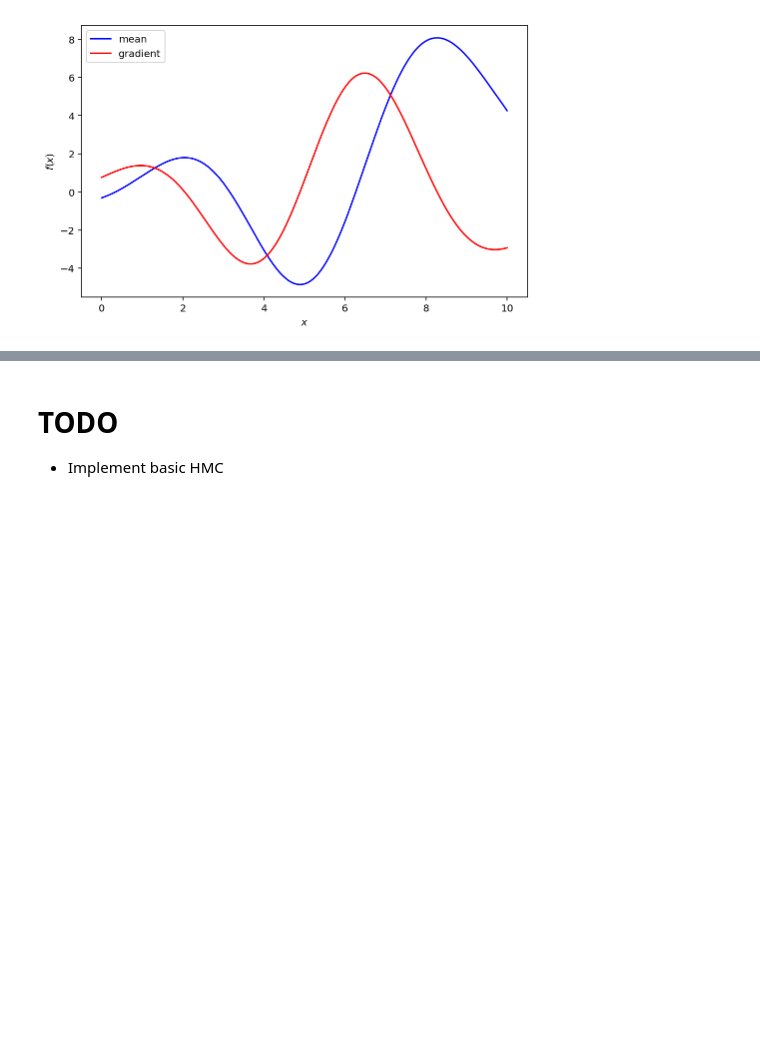
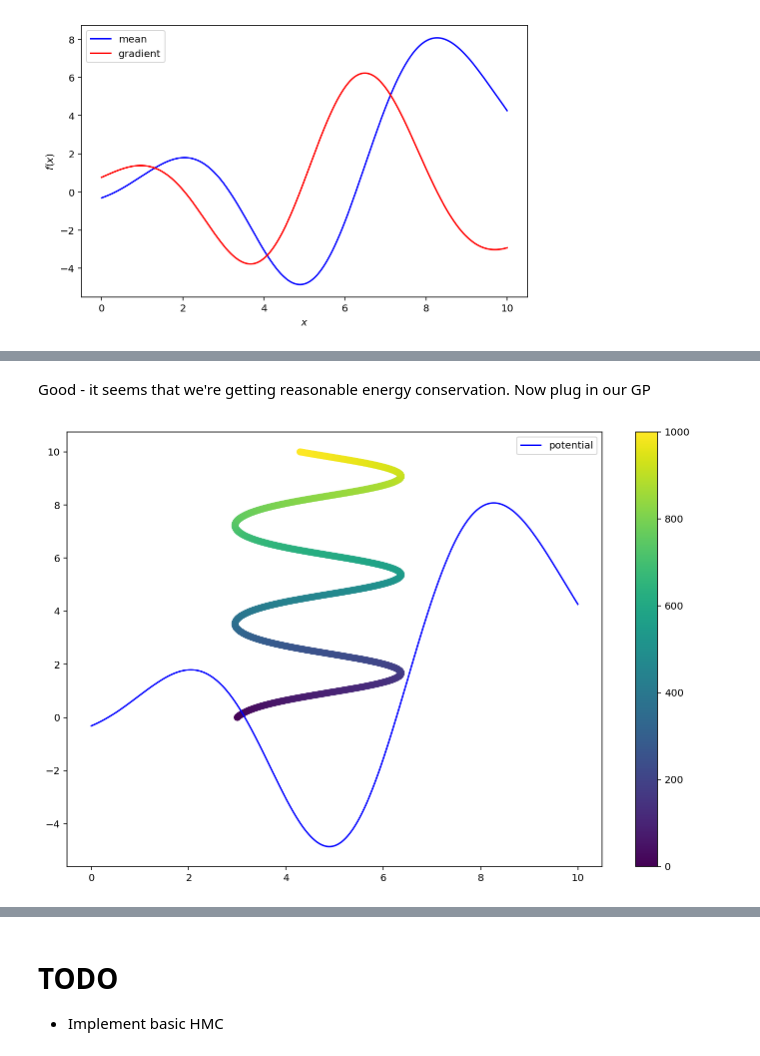
Before and after one commit to tpgillam/notebooks, a Jupyter notebook: gaussian_process_hmc.ipynb, the cells around one changed output, grey strips where cells are left out. Cells and saved outputs as stored; diff of their text form; code cells hidden in the pictures; blank space fills up the shorter version.

```diff
--- a/gaussian_process_hmc.ipynb
+++ b/gaussian_process_hmc.ipynb
@@ -201,0 +248,30 @@ plt.legend();
+# %% [markdown]
+Good - it seems that we're getting reasonable energy conservation. Now plug in our GP
+# %%
+m = 1
+f_grad_kinetic = lambda p: p / m
+# Use our fitted gp as the potential. Note that it expects to take many
+# points at once, so pass a list of length 1, and unpack the result
+f_grad_potential = lambda q: gradient_of_mean(regressor, np.asarray([q]))[0]
+eps = 0.01
+
+q_series = [np.asarray([3])]
+p_series = [np.asarray([0.5])]
+
+for t in range(1000):
+    q, p = q_series[-1], p_series[-1]
+    q, p = leapfrog_step(q, p, f_grad_potential, f_grad_kinetic, eps=eps)
+    q_series.append(q)
+    p_series.append(p)
+
+q_t = np.asarray(q_series)
+# plt.plot(q_t[0], q_t[1], '-')
+plt.figure(figsize=(12, 8))
+t = np.arange(q_t.shape[0])
+# plt.scatter(q_t[:, 0], regressor.predict(q_t) + 0.01 * t, c=t)
+plt.scatter(q_t[:, 0], 0.01 * t, c=t)
+plt.plot(x_eval, y_eval, 'b-', label='potential')
+plt.colorbar()
+plt.legend();
+# %% [output]
+[figure, added]
```
Also changed, not shown: parts of 8 cells of this notebook.
